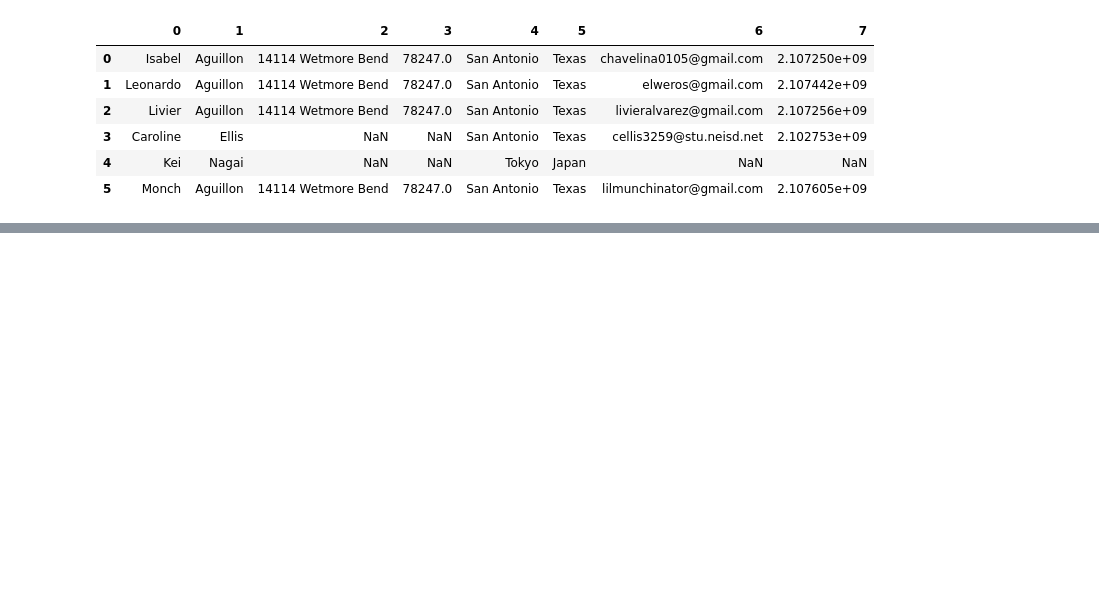
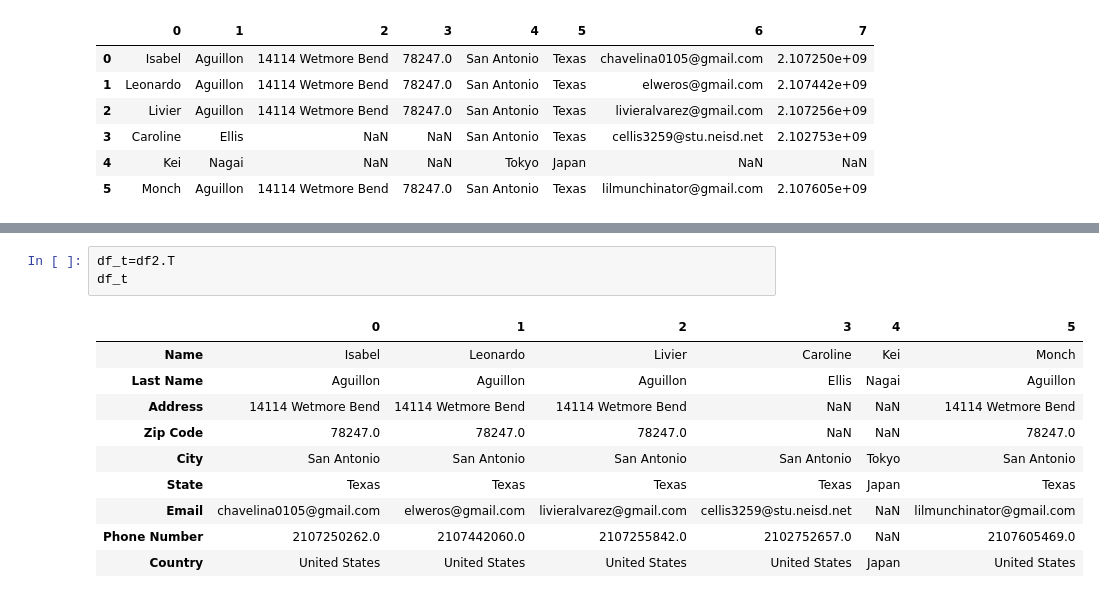
Before and after one commit to AgnesDemon/Python, a Jupyter notebook: Untitled.ipynb, the cells around one changed output, grey strips where cells are left out. Drawn from its saved outputs; the diff is of its cells as text; blank space fills up the shorter version.

```diff
--- a/Untitled.ipynb
+++ b/Untitled.ipynb
@@ -111,0 +179,14 @@ KeyError: 'Denji'
+# %%
+df_t=df2.T
+df_t
+# %% [output]
+|  | 0 | 1 | 2 | 3 | 4 | 5 |
+| Name | Isabel | Leonardo | Livier | Caroline | Kei | Monch |
+| Last Name | Aguillon | Aguillon | Aguillon | Ellis | Nagai | Aguillon |
+| Address | 14114 Wetmore Bend | 14114 Wetmore Bend | 14114 Wetmore Bend | NaN | NaN | 14114 Wetmore Bend |
+| Zip Code | 78247.0 | 78247.0 | 78247.0 | NaN | NaN | 78247.0 |
+| City | San Antonio | San Antonio | San Antonio | San Antonio | Tokyo | San Antonio |
+| State | Texas | Texas | Texas | Texas | Japan | Texas |
+| Email | chavelina0105@gmail.com | elweros@gmail.com | livieralvarez@gmail.com | cellis3259@stu.neisd.net | NaN | lilmunchinator@gmail.com |
+| Phone Number | 2107250262.0 | 2107442060.0 | 2107255842.0 | 2102752657.0 | NaN | 2107605469.0 |
+| Country | United States | United States | United States | United States | Japan | United States |
```
Also changed, not shown: parts of 24 cells of this notebook, 1 other file.
